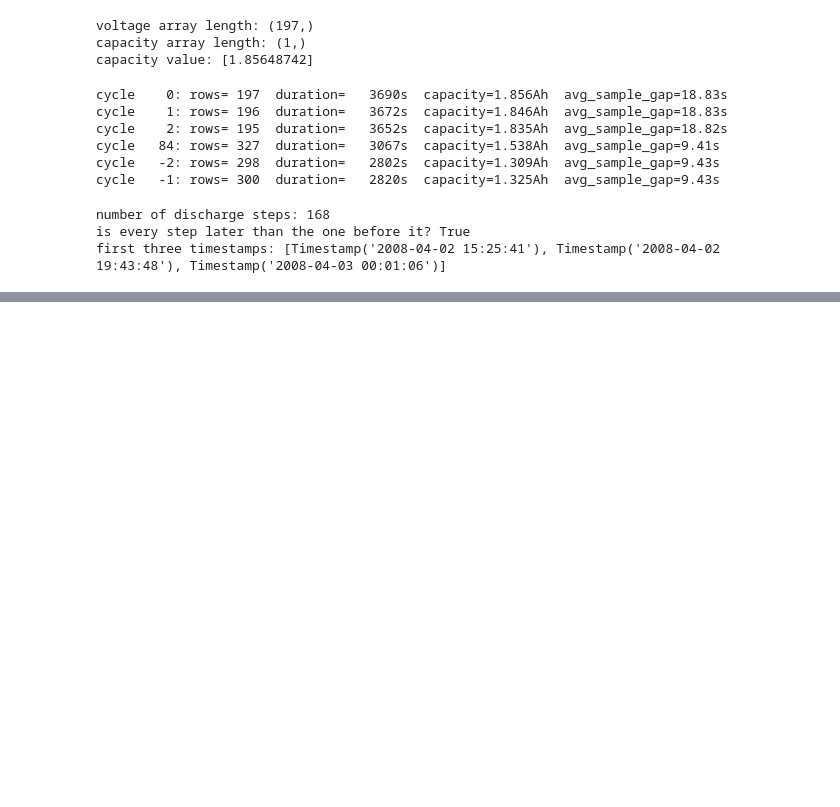
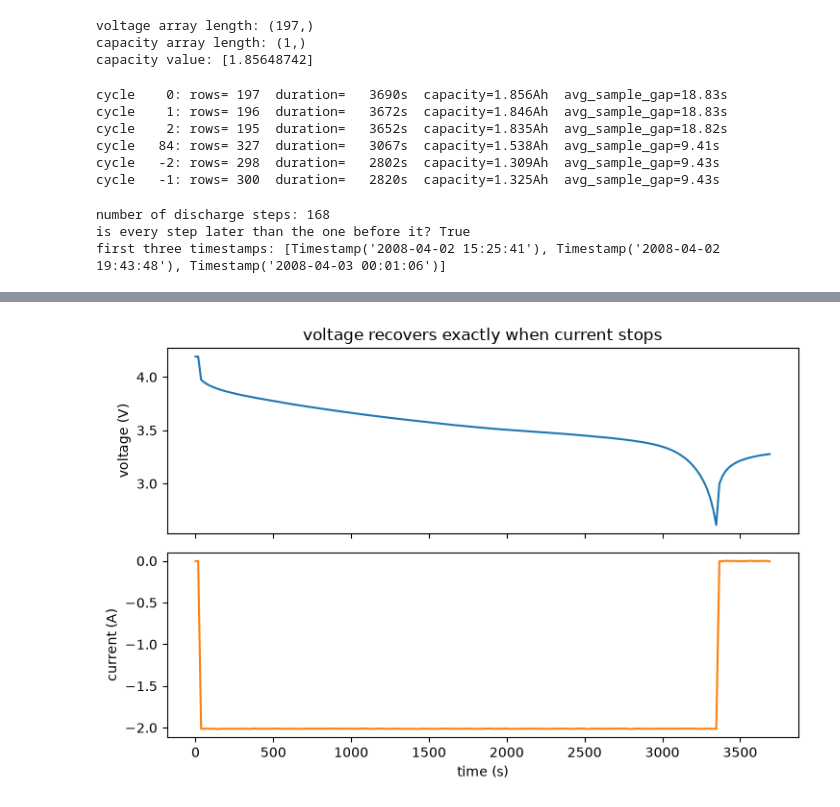
Before and after one commit to shreyagxpta/ohm-battery-eval, a Jupyter notebook: notebooks/00_explore_raw.ipynb, the cells around one changed output, grey strips where cells are left out. Cells and saved outputs as stored; diff of their text form; code cells hidden in the pictures; blank space fills up the shorter version.

```diff
--- a/notebooks/00_explore_raw.ipynb
+++ b/notebooks/00_explore_raw.ipynb
@@ -120,0 +143,11 @@ first three timestamps: [Timestamp('2008-04-02 15:25:41'), Timestamp('2008-04-02
+# %%
+step = discharge[0]
+t = curve(step,'Time'); v = curve(step,'Voltage_measured'); i = curve(step,'Current_measured')
+
+fig, ax = plt.subplots(2,1, figsize=(7.5,5), sharex=True)
+ax[0].plot(t, v); ax[0].set_ylabel("voltage (V)")
+ax[1].plot(t, i, color="tab:orange"); ax[1].set_ylabel("current (A)"); ax[1].set_xlabel("time (s)")
+ax[0].set_title("voltage recovers exactly when current stops")
+plt.tight_layout(); plt.show()
+# %% [output]
+[figure, added]
```
Also changed, not shown: parts of 5 cells of this notebook.
